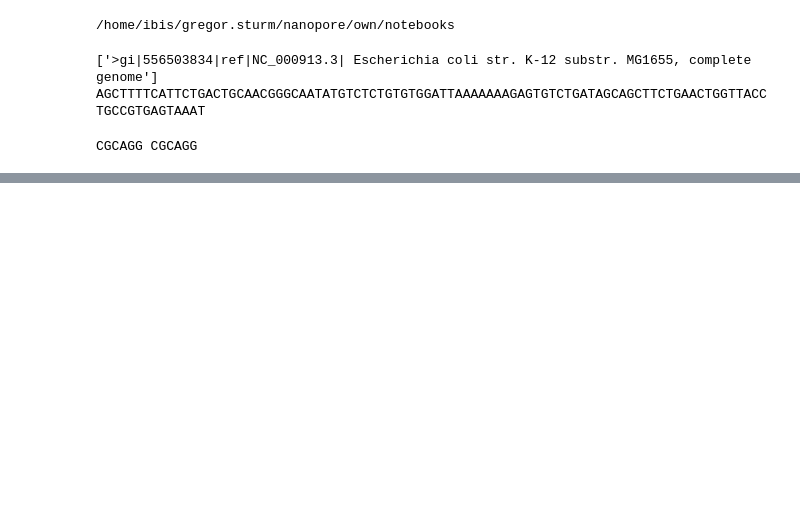
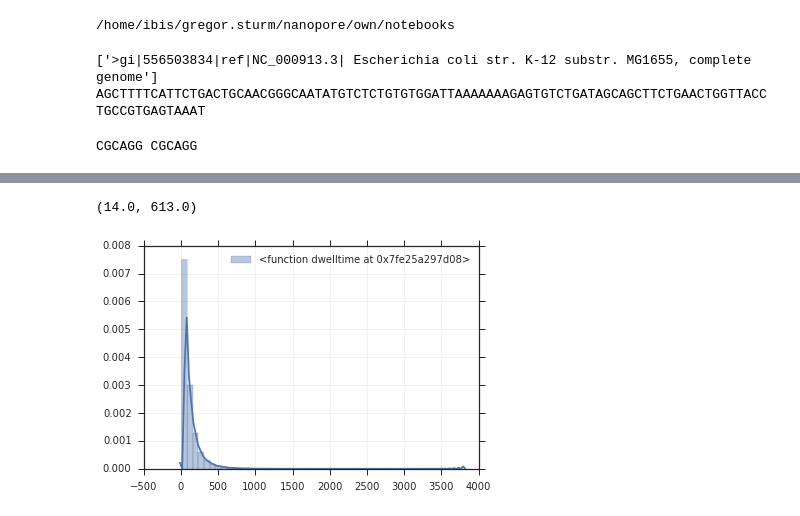
Before and after one commit to grst/nanopore-notebooks, a Jupyter notebook: 05_MAP006-basecaller/context_prediction/context_model.ipynb, the cells around one changed output, grey strips where cells are left out. Drawn from its saved outputs; the diff is of its cells as text; code cells hidden in the pictures; blank space fills up the shorter version.

```diff
--- a/05_MAP006-basecaller/context_prediction/context_model.ipynb
+++ b/05_MAP006-basecaller/context_prediction/context_model.ipynb
@@ -223,0 +55,2 @@ ax.minorticks_on()
+# %%
+CONTEXT = (-10, 20)
@@ -223,0 +89,6 @@ ax.minorticks_on()
+# %%
+quantile_dwell = analyse_feat(dwelltime)
+quantile_dwell
+# %% [output]
+(14.0, 613.0)
+[figure, added]
```
Also changed, not shown: parts of 44 cells of this notebook, 3 other files.
